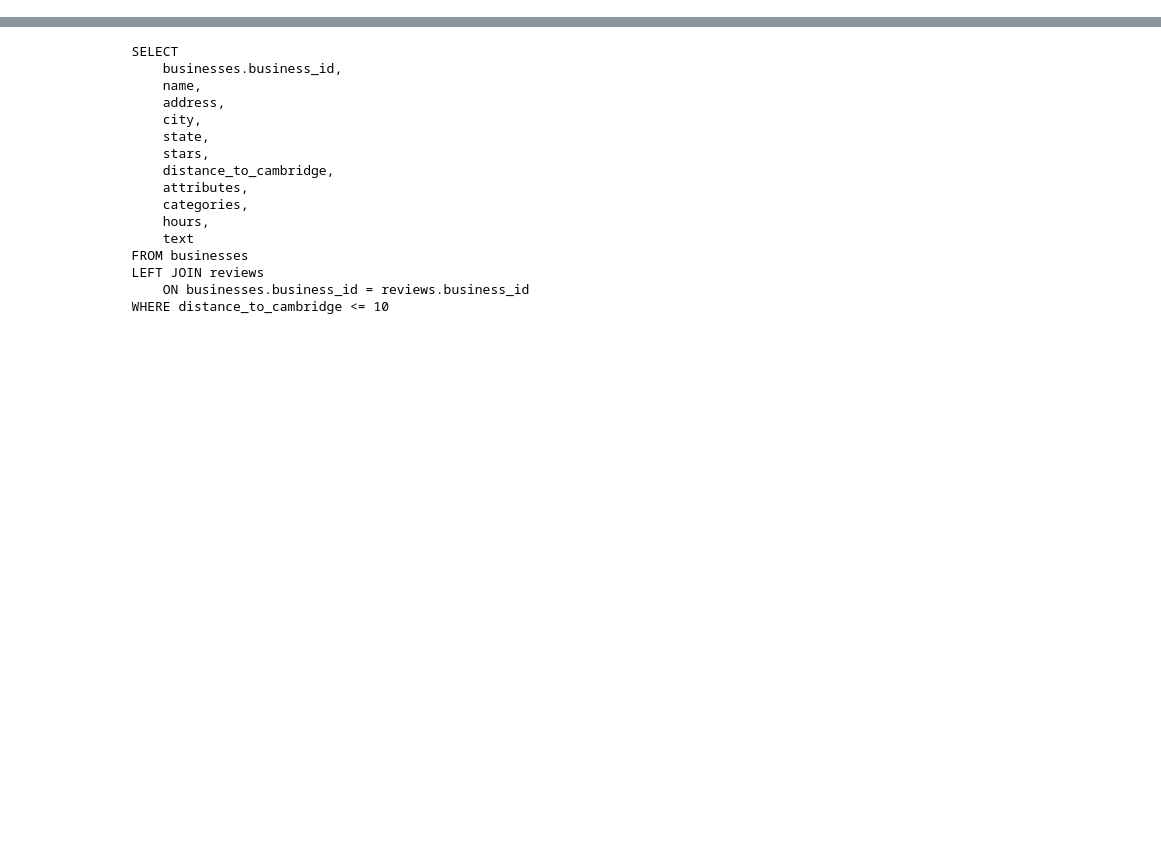
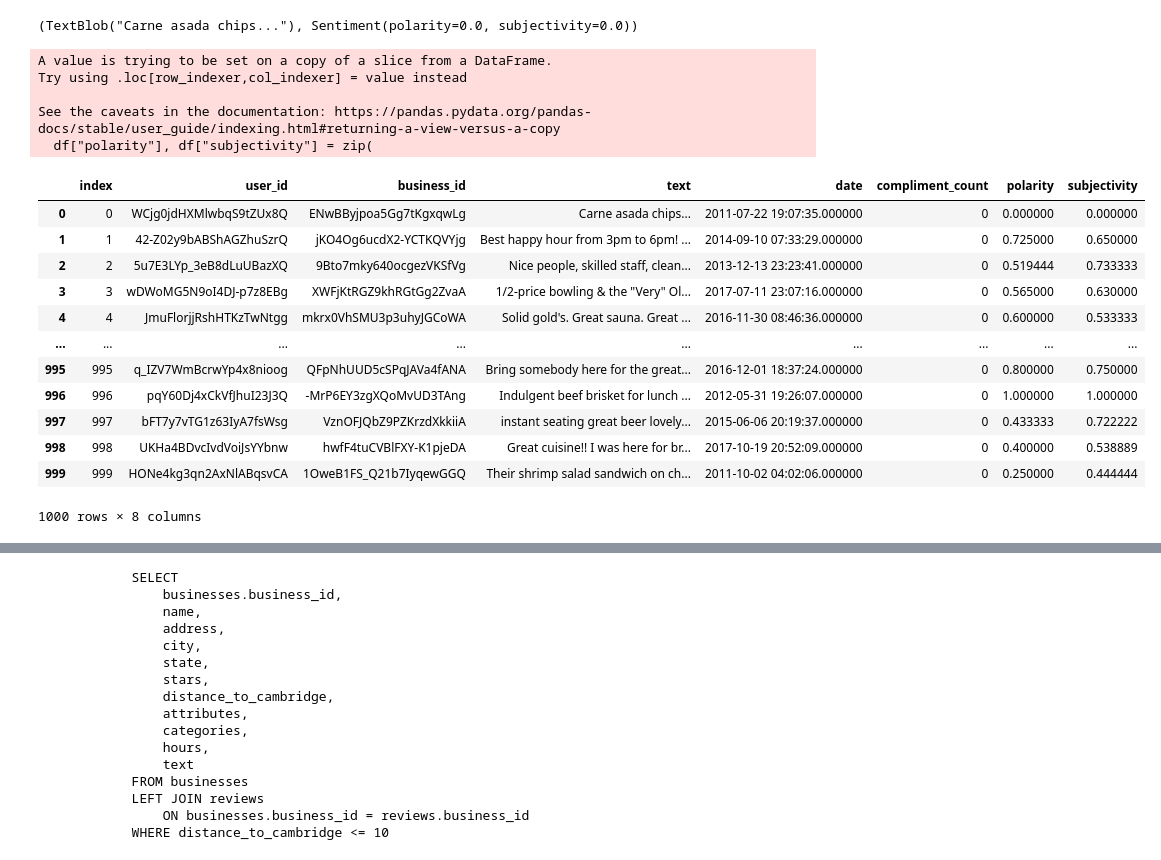
Before and after one commit to justinxu421/restaurant_planner, a Jupyter notebook: yelp.ipynb, the cells around one changed output, grey strips where cells are left out. Cells and saved outputs as stored; diff of their text form; code cells hidden in the pictures; blank space fills up the shorter version.

```diff
--- a/yelp.ipynb
+++ b/yelp.ipynb
@@ -13,4 +65,10 @@ from constants import STANFORD, CAMBRIDGE, MADISON
 # %%
-# %%time
-# CAMBRIDGE = (42.3736, -71.1097)
-# df_close = utils.load_close_businesses('cambridge', 100)
+%%time
+engine = create_engine("sqlite:///yelp.db", echo=False)
+query = f"""SELECT *
+            FROM tips
+            """
+df_tips = pd.read_sql(
+    query,
+    con=engine,
+)
@@ -42,0 +98,29 @@ Wall time: 14.2 ms
+# %%
+from textblob import TextBlob
+tip = TextBlob(df_tips.text[0])
+tip, tip.sentiment
+# %% [output]
+(TextBlob("Carne asada chips..."), Sentiment(polarity=0.0, subjectivity=0.0))
+# %%
+df_tips_ = df_tips[:1000]
+
+utils.insert_sentiment_column(df_tips_)
+# %% [output]
+A value is trying to be set on a copy of a slice from a DataFrame.
+Try using .loc[row_indexer,col_indexer] = value instead
+
+See the caveats in the documentation: https://pandas.pydata.org/pandas-docs/stable/user_guide/indexing.html#returning-a-view-versus-a-copy
+  df["polarity"], df["subjectivity"] = zip(
+|  | index | user_id | business_id | text | date | compliment_count | polarity | subjectivity |
+| 0 | 0 | WCjg0jdHXMlwbqS9tZUx8Q | ENwBByjpoa5Gg7tKgxqwLg | Carne asada chips... | 2011-07-22 19:07:35.000000 | 0 | 0.000000 | 0.000000 |
+| 1 | 1 | 42-Z02y9bABShAGZhuSzrQ | jKO4Og6ucdX2-YCTKQVYjg | Best happy hour from 3pm to 6pm! ... | 2014-09-10 07:33:29.000000 | 0 | 0.725000 | 0.650000 |
+| 2 | 2 | 5u7E3LYp_3eB8dLuUBazXQ | 9Bto7mky640ocgezVKSfVg | Nice people, skilled staff, clean... | 2013-12-13 23:23:41.000000 | 0 | 0.519444 | 0.733333 |
+| 3 | 3 | wDWoMG5N9oI4DJ-p7z8EBg | XWFjKtRGZ9khRGtGg2ZvaA | 1/2-price bowling & the "Very" Ol... | 2017-07-11 23:07:16.000000 | 0 | 0.565000 | 0.630000 |
+| 4 | 4 | JmuFlorjjRshHTKzTwNtgg | mkrx0VhSMU3p3uhyJGCoWA | Solid gold's. Great sauna. Great ... | 2016-11-30 08:46:36.000000 | 0 | 0.600000 | 0.533333 |
+| ... | ... | ... | ... | ... | ... | ... | ... | ... |
+| 995 | 995 | q_IZV7WmBcrwYp4x8nioog | QFpNhUUD5cSPqJAVa4fANA | Bring somebody here for the great... | 2016-12-01 18:37:24.000000 | 0 | 0.800000 | 0.750000 |
+| 996 | 996 | pqY60Dj4xCkVfJhuI23J3Q | -MrP6EY3zgXQoMvUD3TAng | Indulgent beef brisket for lunch ... | 2012-05-31 19:26:07.000000 | 0 | 1.000000 | 1.000000 |
+| 997 | 997 | bFT7y7vTG1z63IyA7fsWsg | VznOFJQbZ9PZKrzdXkkiiA | instant seating great beer lovely... | 2015-06-06 20:19:37.000000 | 0 | 0.433333 | 0.722222 |
+| 998 | 998 | UKHa4BDvcIvdVoiJsYYbnw | hwfF4tuCVBlFXY-K1pjeDA | Great cuisine!! I was here for br... | 2017-10-19 20:52:09.000000 | 0 | 0.400000 | 0.538889 |
+| 999 | 999 | HONe4kg3qn2AxNlABqsvCA | 1OweB1FS_Q21b7IyqewGGQ | Their shrimp salad sandwich on ch... | 2011-10-02 04:02:06.000000 | 0 | 0.250000 | 0.444444 |
+1000 rows × 8 columns
```
Also changed, not shown: parts of 23 cells of this notebook, 4 other files.
